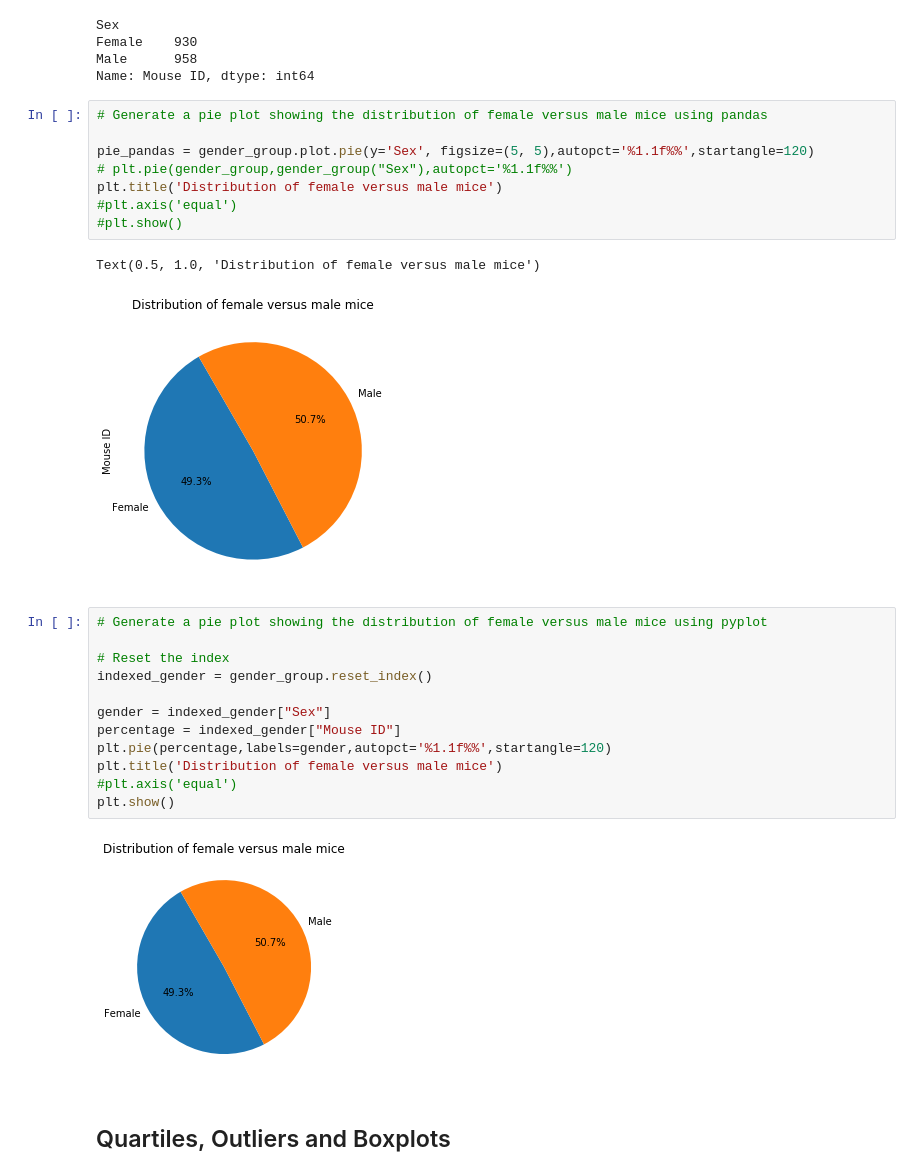
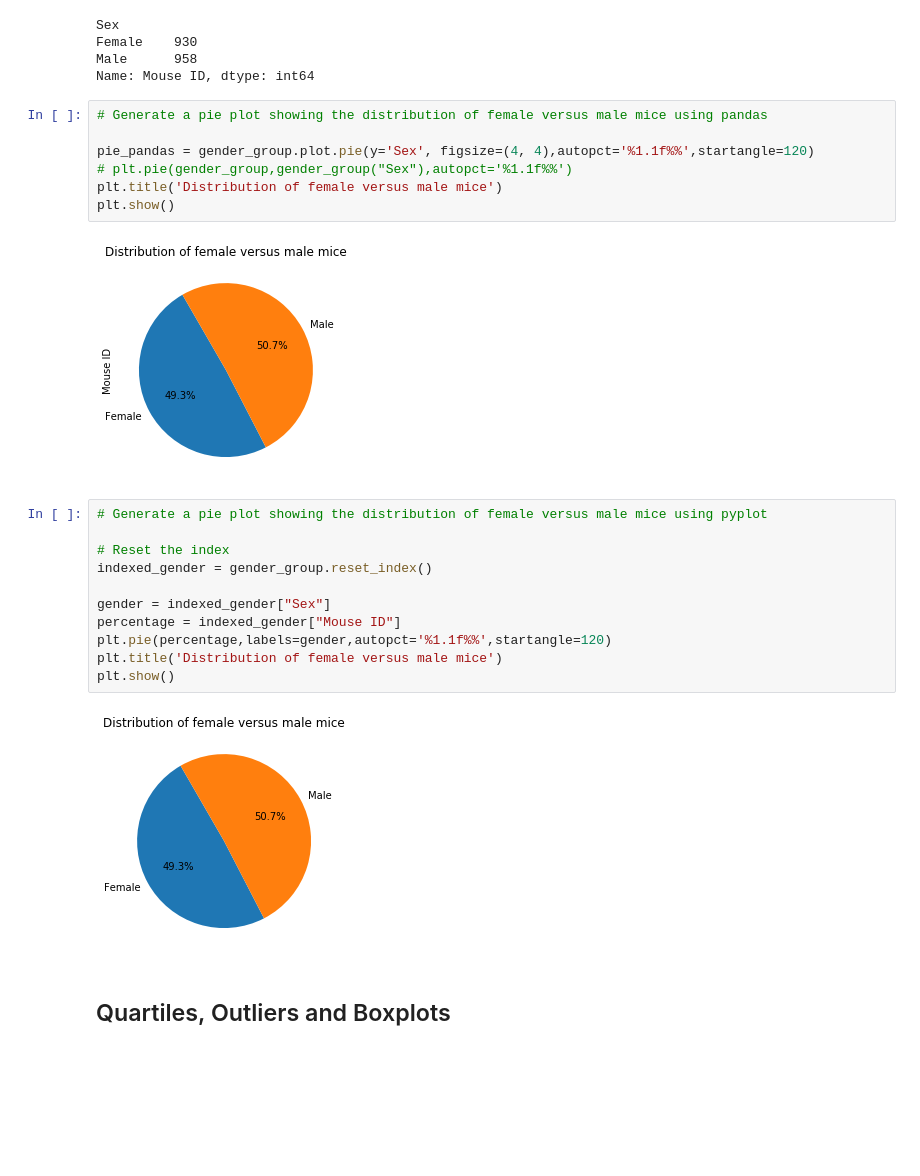
Before and after one commit to SakiSugio/Matplotlib, a Jupyter notebook: pymaceuticals.ipynb, the cells around one changed output. Drawn from its saved outputs; the diff is of its cells as text; blank space fills up the shorter version.

```diff
--- a/pymaceuticals.ipynb
+++ b/pymaceuticals.ipynb
@@ -168,14 +168,12 @@ Name: Mouse ID, dtype: int64
 # %%
 # Generate a pie plot showing the distribution of female versus male mice using pandas
 
-pie_pandas = gender_group.plot.pie(y='Sex', figsize=(5, 5),autopct='%1.1f%%',startangle=120)
+pie_pandas = gender_group.plot.pie(y='Sex', figsize=(4, 4),autopct='%1.1f%%',startangle=120)
 # plt.pie(gender_group,gender_group("Sex"),autopct='%1.1f%%')
 plt.title('Distribution of female versus male mice')
-#plt.axis('equal')
-#plt.show()
+plt.show()
 # %% [output]
-Text(0.5, 1.0, 'Distribution of female versus male mice')
-[figure, old version]
+[figure, new version]
 # %%
 # Generate a pie plot showing the distribution of female versus male mice using pyplot
 
@@ -186,7 +184,6 @@ gender = indexed_gender["Sex"]
 percentage = indexed_gender["Mouse ID"]
 plt.pie(percentage,labels=gender,autopct='%1.1f%%',startangle=120)
 plt.title('Distribution of female versus male mice')
-#plt.axis('equal')
 plt.show()
 # %% [output]
 [figure]
```
Also changed, not shown: parts of 1 cell of this notebook.
